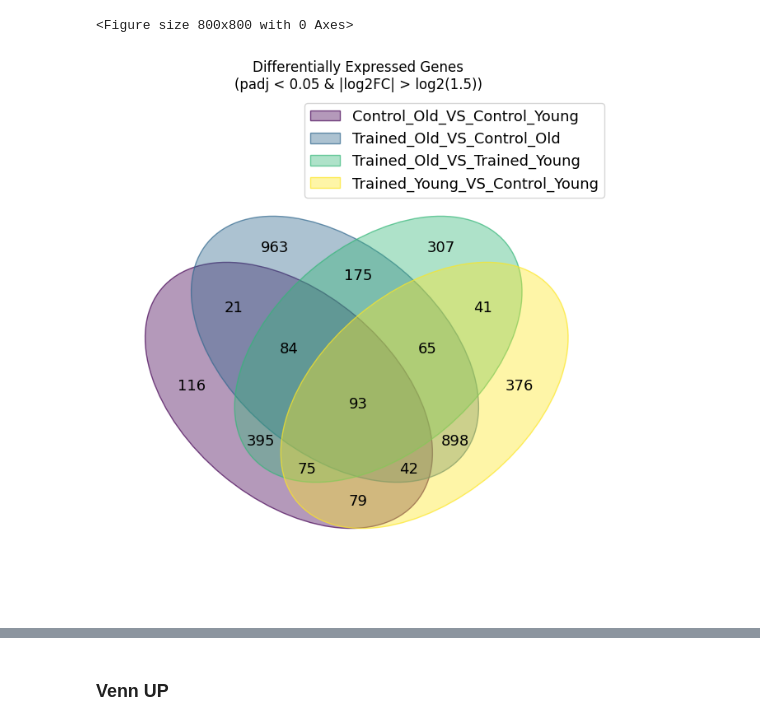
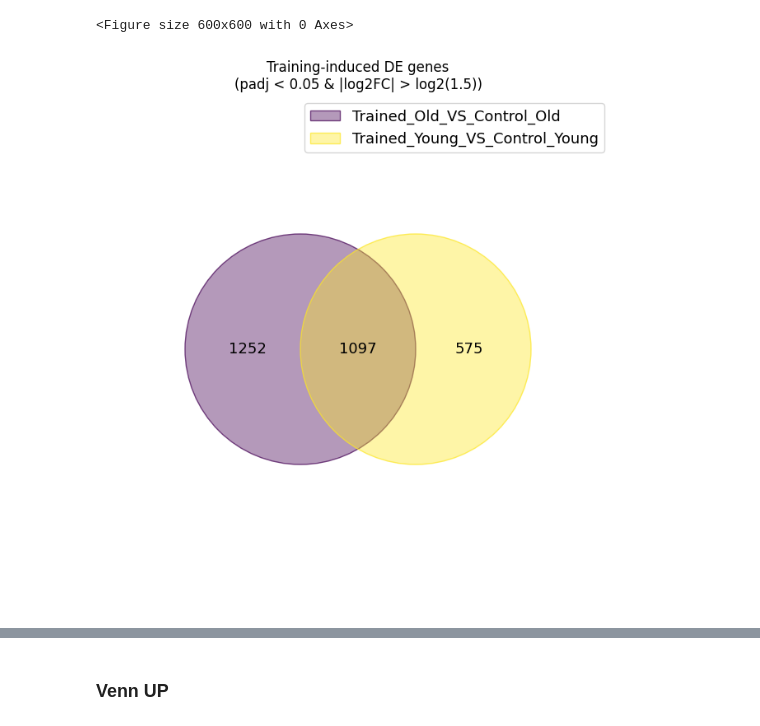
Before and after one commit to mbrochut/bulkRNA-seq_template, a Jupyter notebook: Venn.ipynb, the cells around one changed output, grey strips where cells are left out. Cells and saved outputs as stored; diff of their text form; code cells hidden in the pictures.

Commit message:
Add venn module

```diff
--- a/Venn.ipynb
+++ b/Venn.ipynb
@@ -8,10 +11,12 @@ from venn import venn4
+# %%
+model = 'condition'
 # %%
-folder = "./results/excel/"
+folder = "./results/contrasts/"
 list_df = []
 for file in os.listdir(folder):
-    if 'xlsx' in file:
-        df = pd.read_excel(f'{folder}/{file}')
-        file_name = file[:-5]
+    if model in file:
+        df = pd.read_csv(f'{folder}/{file}',sep=';')
+        file_name = file[:-4]
         split = file_name.split("_")
         contrast = "_".join(split[1:])
         df['contrast'] = contrast
@@ -36,42 +169,35 @@ array(['Control_Old_VS_Control_Young', 'Trained_Old_VS_Control_Old',
 # %%
-import pandas as pd
 import numpy as np
 import matplotlib.pyplot as plt
 from venn import venn
 
-# Load your DESeq2-like results
-# df = pd.read_csv("your_results.tsv", sep="\t")
-
-# For clarity, assume df already exists
-# Columns needed:
-# gene_id, gene_name, log2FoldChange, padj, contrast
-
+# Contrasts of interest
+contrasts = [
+    "Trained_Old_VS_Control_Old",
+    "Trained_Young_VS_Control_Young"
+]
 # Thresholds
 padj_threshold = 0.05
-log2fc_threshold = np.log2(1.5)  # ~0.585
+log2fc_threshold = np.log2(1.5)
 
-# Filter DE genes
-de_df = concat[
+# Filter DE genes for these contrasts
+de = concat[
+    (concat["contrast"].isin(contrasts)) &
     (concat["padj"] < padj_threshold) &
     (concat["log2FoldChange"].abs() > log2fc_threshold)
 ]
 
-# Build gene sets per contrast
+# Build gene sets
 gene_sets = {
-    contrast: set(sub["gene_name"])
-    for contrast, sub in de_df.groupby("contrast")
+    contrast: set(de.loc[de["contrast"] == contrast, "gene_name"])
+    for contrast in contrasts
 }
 
-# Optional: keep only 4 contrasts (required for a 4-way Venn)
-# Adjust this selection if needed
-selected_contrasts = list(gene_sets.keys())[:4]
-gene_sets_4 = {k: gene_sets[k] for k in selected_contrasts}
-
 # Plot Venn diagram
-plt.figure(figsize=(8, 8))
-venn(gene_sets_4)
-plt.title("Differentially Expressed Genes\n(padj < 0.05 & |log2FC| > log2(1.5))")
+plt.figure(figsize=(6, 6))
+venn(gene_sets)
+plt.title("Training-induced DE genes\n(padj < 0.05 & |log2FC| > log2(1.5))")
 plt.show()
 # %% [output]
-<Figure size 800x800 with 0 Axes>
+<Figure size 600x600 with 0 Axes>
-[figure, old version]
+[figure, new version]
```
Also changed, not shown: parts of 15 cells of this notebook, 6 other files.
